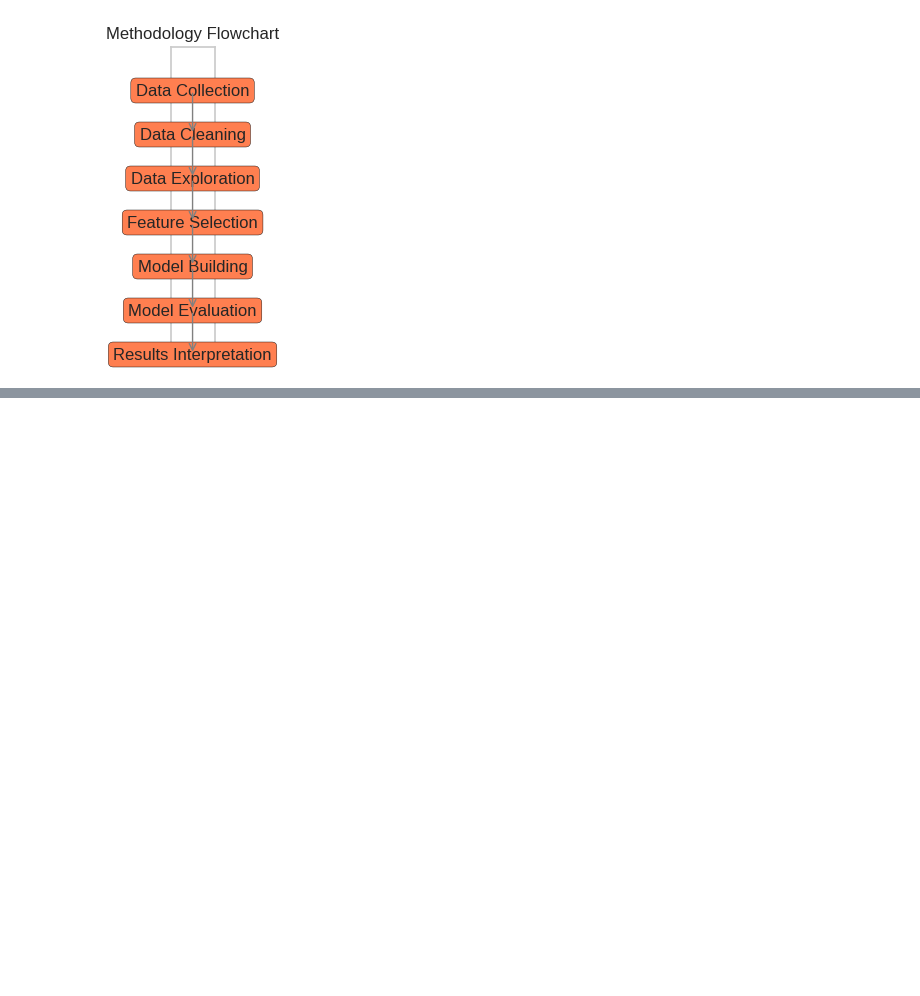
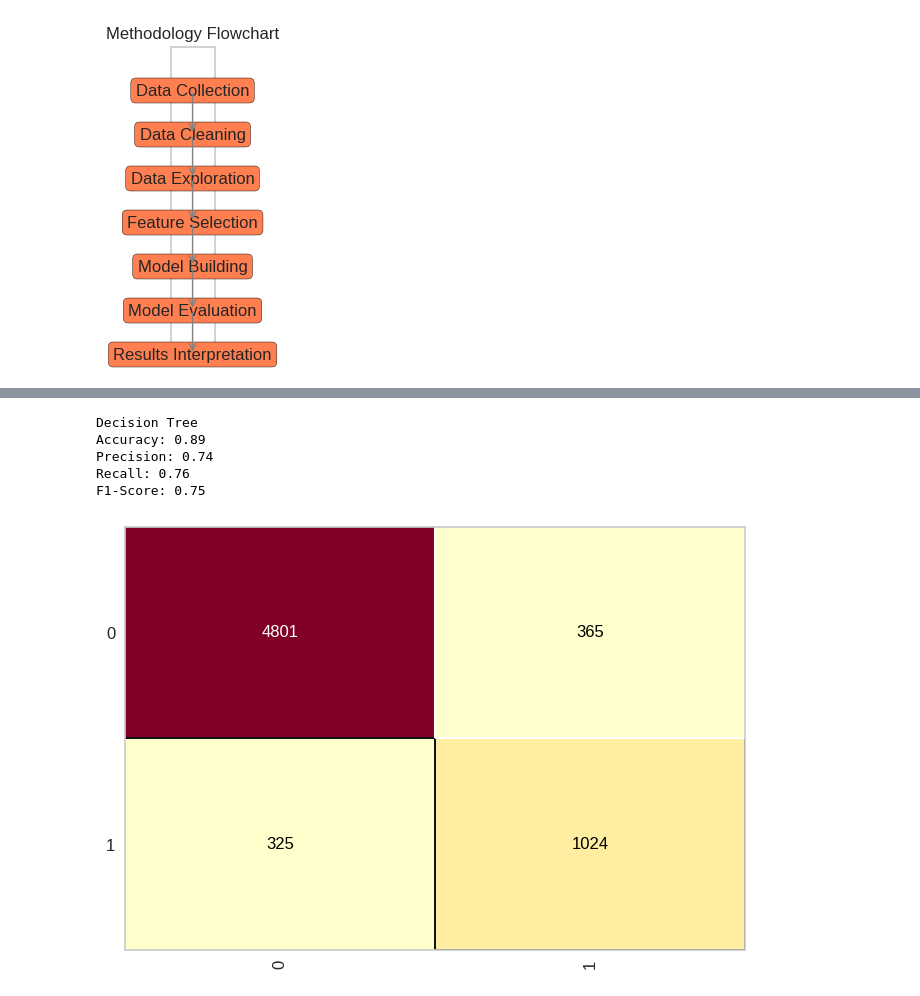
Before and after one commit to brianthomsoncad/TMU-Capstone-project, a Jupyter notebook: BrianThomson_CIND820_TMU_CapstoneProject.ipynb, the cells around one changed output, grey strips where cells are left out. Drawn from its saved outputs; the diff is of its cells as text; code cells hidden in the pictures; blank space fills up the shorter version.

```diff
--- a/BrianThomson_CIND820_TMU_CapstoneProject.ipynb
+++ b/BrianThomson_CIND820_TMU_CapstoneProject.ipynb
@@ -172,0 +289,31 @@ plt.show()
+# %%
+#Decision Tree
+cm = ConfusionMatrix(decision_tree)
+cm.fit(X_training, y_training)
+cm.score(X_test, y_test)
+from sklearn.metrics import accuracy_score, precision_score, recall_score, f1_score
+
+# Calculate accuracy
+accuracy = accuracy_score(y_test, predict_decision_tree)
+
+# Calculate precision
+precision = precision_score(y_test, predict_decision_tree)
+
+# Calculate recall
+recall = recall_score(y_test, predict_decision_tree)
+
+# Calculate F1-score
+f1 = f1_score(y_test, predict_decision_tree)
+
+print("\033[1mDecision Tree\033[0m")
+print(f"Accuracy: {accuracy:.2f}")
+print(f"Precision: {precision:.2f}")
+print(f"Recall: {recall:.2f}")
+print(f"F1-Score: {f1:.2f}")
+# %% [output]
+Decision Tree
+Accuracy: 0.89
+Precision: 0.74
+Recall: 0.76
+F1-Score: 0.75
+[figure, added]
```
Also changed, not shown: parts of 16 cells of this notebook.
